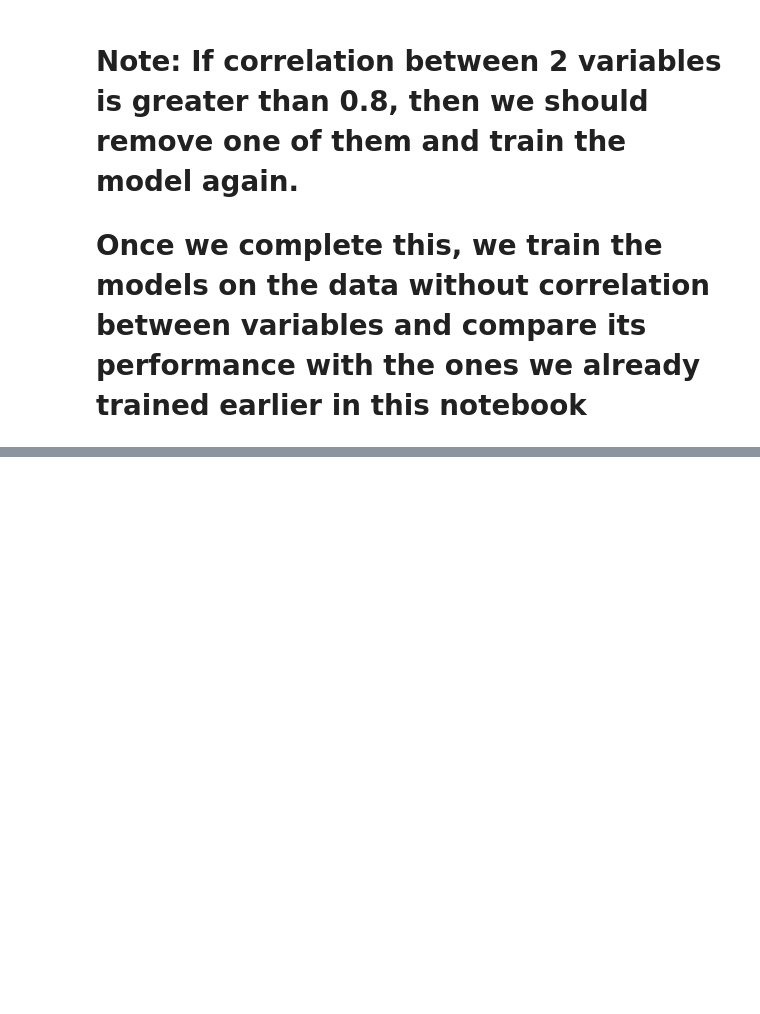
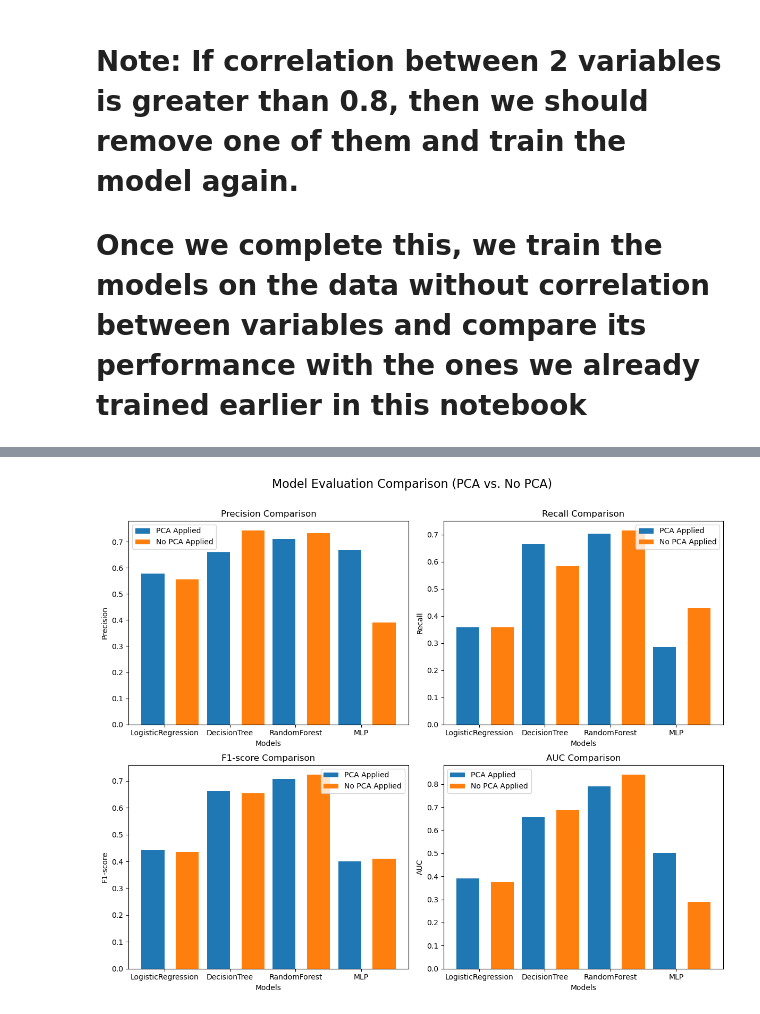
Before and after one commit to SophieCurinier/LOG6309E_group_assign, a Jupyter notebook: machine_learning_BGL.ipynb, the cells around one changed output, grey strips where cells are left out. Drawn from its saved outputs; the diff is of its cells as text; code cells hidden in the pictures; blank space fills up the shorter version.

```diff
--- a/machine_learning_BGL.ipynb
+++ b/machine_learning_BGL.ipynb
@@ -648,0 +840,9 @@ df_encoded['Cluster'] = cluster_labels
+# %%
+csv_file_path = 'result/BGL/perforamnce_evaluation_results_with_PCA.csv'
+
+results_df = pd.DataFrame(results)
+
+# Save the DataFrame as a CSV file
+results_df.to_csv(csv_file_path, index=False)
+
+print(results_df)
@@ -648,0 +869,54 @@ df_encoded['Cluster'] = cluster_labels
+# %%
+import matplotlib.pyplot as plt
+import numpy as np
+
+# Assuming you have the results in results_df
+
+# Filter the DataFrame based on PCA applied or not
+results_pca = results_df[results_df['Correlation and Redudancy Analysis'] == True]
+results_no_pca = results_df[results_df['Correlation and Redudancy Analysis'] == False]
+
+# Model names
+model_names = results_pca['Model']
+
+# Performance metrics
+metrics = ['Precision', 'Recall', 'F1-score', 'AUC']
+
+# Number of models
+num_models = len(model_names)
+
+# Set the width of the bars
+bar_width = 0.35
+
+# Create an array of positions for each group of bars
+x = np.arange(num_models)
+
+# Create subplots for each metric
+fig, axes = plt.subplots(2, 2, figsize=(12, 10))
+fig.suptitle('Model Evaluation Comparison (PCA vs. No PCA)', fontsize=16)
+
+for i, metric in enumerate(metrics):
+    row = i // 2
+    col = i % 2
+    ax = axes[row, col]
+
+    # Get metric values for PCA and No PCA
+    metric_values_pca = results_pca[metric]
+    metric_values_no_pca = results_no_pca[metric]
+
+    # Plot the bar chart
+    ax.bar(x - bar_width/2, metric_values_pca, bar_width, label='PCA Applied', align='center')
+    ax.bar(x + bar_width/2, metric_values_no_pca, bar_width, label='No PCA Applied', align='edge')
+
+    ax.set_title(f'{metric} Comparison')
+    ax.set_xlabel('Models')
+    ax.set_ylabel(metric)
+    ax.set_xticks(x)
+    ax.set_xticklabels(model_names)
+    ax.legend()
+
+plt.tight_layout()
+plt.subplots_adjust(top=0.9)
+plt.show()
+# %% [output]
+[figure, added]
```
Also changed, not shown: parts of 37 cells of this notebook, 1 other file.
